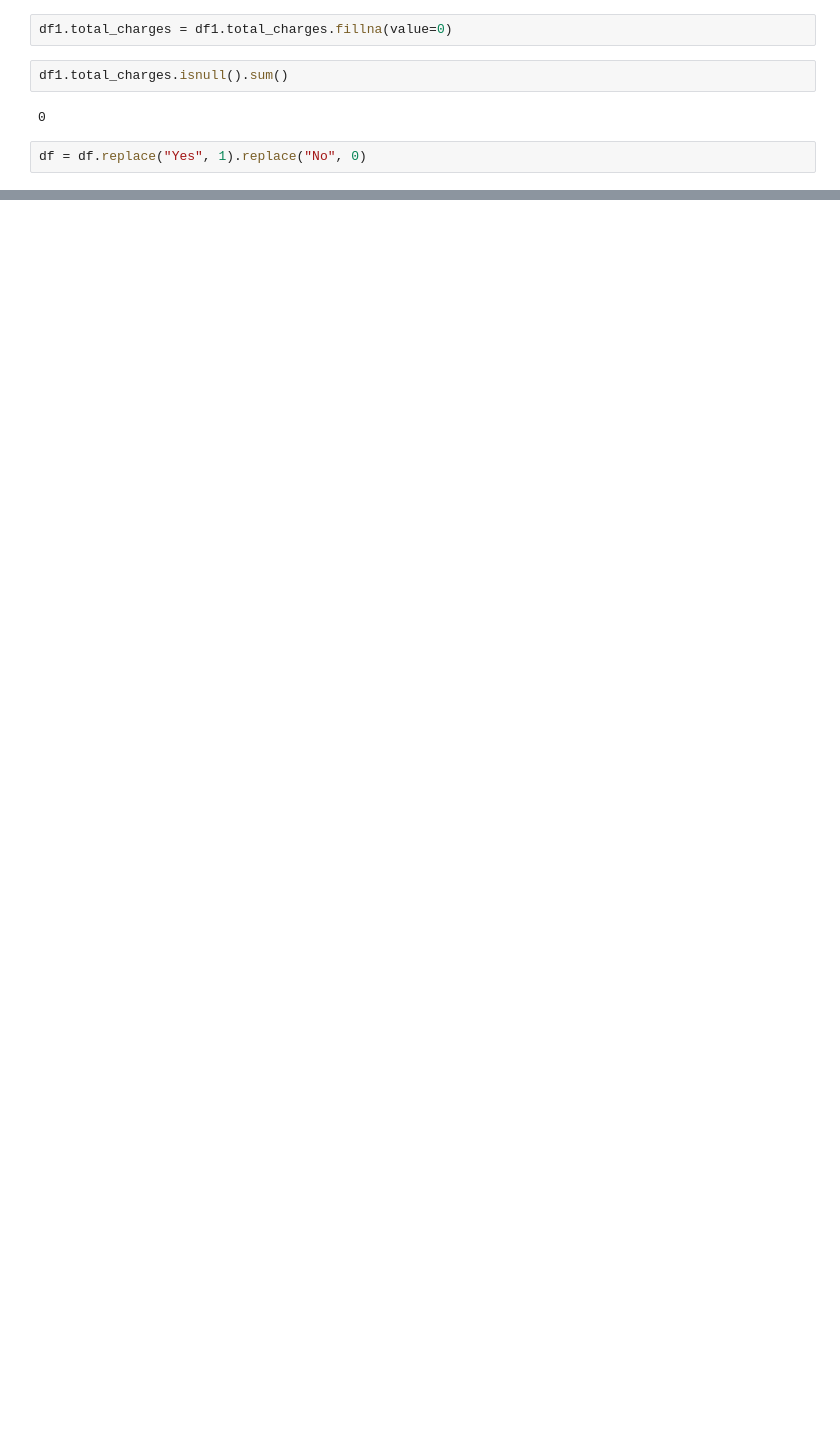
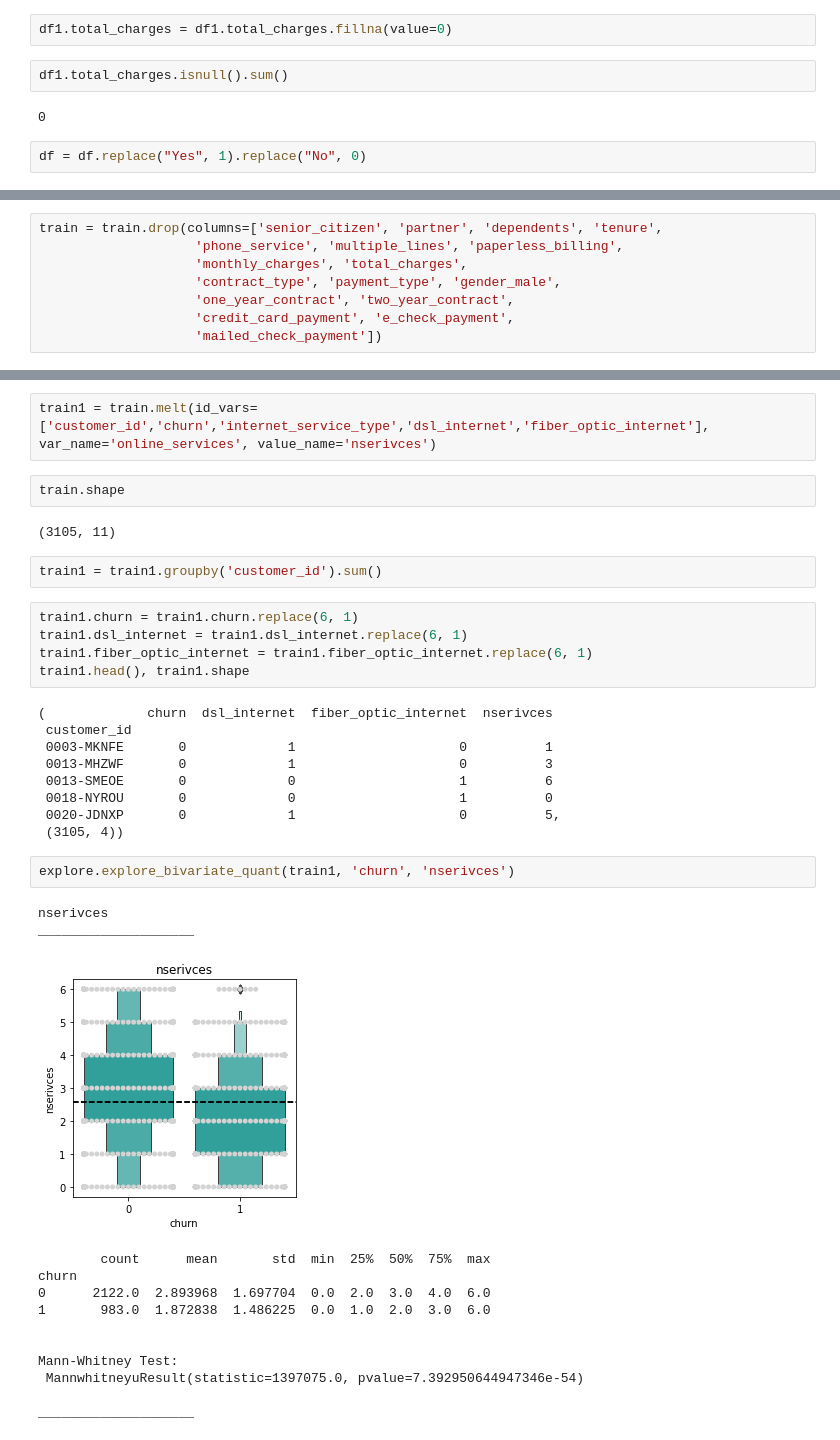
Before and after one commit to mdalton87/classification-exercises, a Jupyter notebook: classification_project/test_churn notebook.ipynb, the cells around one changed output, grey strips where cells are left out. Drawn from its saved outputs; the diff is of its cells as text; blank space fills up the shorter version.

```diff
--- a/classification_project/test_churn notebook.ipynb
+++ b/classification_project/test_churn notebook.ipynb
@@ -138,0 +194,8 @@ NameError: name 'quant_var' is not defined
+# %%
+train = train.drop(columns=['senior_citizen', 'partner', 'dependents', 'tenure',
+                    'phone_service', 'multiple_lines', 'paperless_billing',
+                    'monthly_charges', 'total_charges',
+                    'contract_type', 'payment_type', 'gender_male',
+                    'one_year_contract', 'two_year_contract',
+                    'credit_card_payment', 'e_check_payment',
+                    'mailed_check_payment'])
@@ -138,0 +209,38 @@ NameError: name 'quant_var' is not defined
+# %%
+train1 = train.melt(id_vars=['customer_id','churn','internet_service_type','dsl_internet','fiber_optic_internet'], var_name='online_services', value_name='nserivces')
+# %%
+train.shape
+# %% [output]
+(3105, 11)
+# %%
+train1 = train1.groupby('customer_id').sum()
+# %%
+train1.churn = train1.churn.replace(6, 1)
+train1.dsl_internet = train1.dsl_internet.replace(6, 1)
+train1.fiber_optic_internet = train1.fiber_optic_internet.replace(6, 1)
+train1.head(), train1.shape
+# %% [output]
+(             churn  dsl_internet  fiber_optic_internet  nserivces
+ customer_id
+ 0003-MKNFE       0             1                     0          1
+ 0013-MHZWF       0             1                     0          3
+ 0013-SMEOE       0             0                     1          6
+ 0018-NYROU       0             0                     1          0
+ 0020-JDNXP       0             1                     0          5,
+ (3105, 4))
+# %%
+explore.explore_bivariate_quant(train1, 'churn', 'nserivces')
+# %% [output]
+nserivces
+____________________
+[figure, added]
+        count      mean       std  min  25%  50%  75%  max
+churn
+0      2122.0  2.893968  1.697704  0.0  2.0  3.0  4.0  6.0
+1       983.0  1.872838  1.486225  0.0  1.0  2.0  3.0  6.0
+
+
+Mann-Whitney Test:
+ MannwhitneyuResult(statistic=1397075.0, pvalue=7.392950644947346e-54)
+
+____________________
```
Also changed, not shown: parts of 20 cells of this notebook, 5 other files.
